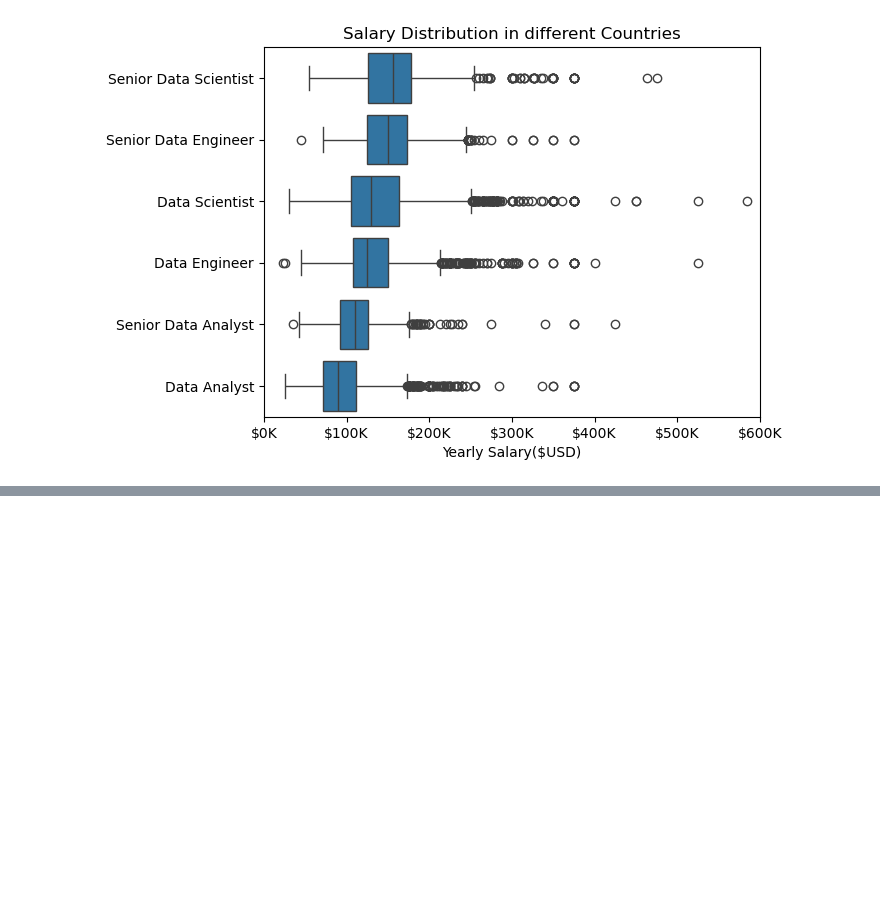
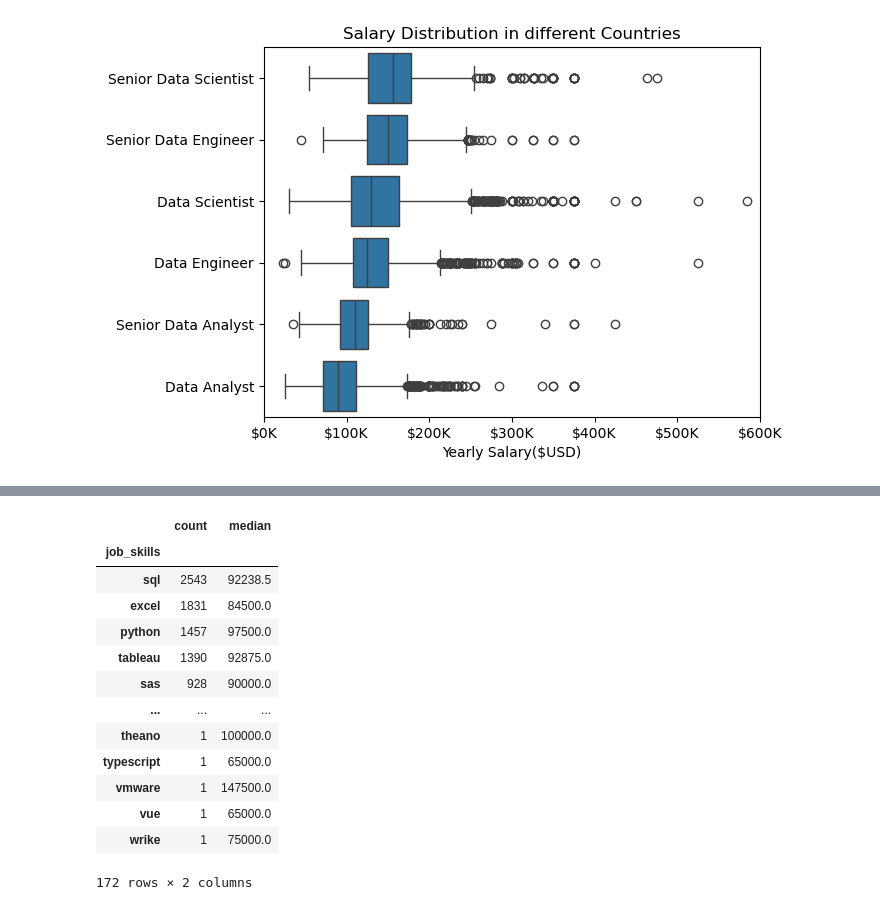
Before and after one commit to Schless18/Python_DP, a Jupyter notebook: 3_Project/4_Salary_analysis.ipynb, the cells around one changed output, grey strips where cells are left out. Drawn from its saved outputs; the diff is of its cells as text; code cells hidden in the pictures; blank space fills up the shorter version.

```diff
--- a/3_Project/4_Salary_analysis.ipynb
+++ b/3_Project/4_Salary_analysis.ipynb
@@ -51,0 +83,19 @@ plt.show() #Removes "MatplotlibDeprecationWarning: The 'labels' parameter of box
+# %%
+df_DA_skills = df_DA.groupby('job_skills')['salary_year_avg'].agg(['count', 'median']).sort_values(by='count', ascending=False)
+df_DA_skills = df_DA_skills.head(10).sort_values(by='median', ascending=False)
+df_DA_skills
+# %% [output]
+|  | count | median |
+| job_skills |  |  |
+| sql | 2543 | 92238.5 |
+| excel | 1831 | 84500.0 |
+| python | 1457 | 97500.0 |
+| tableau | 1390 | 92875.0 |
+| sas | 928 | 90000.0 |
+| ... | ... | ... |
+| theano | 1 | 100000.0 |
+| typescript | 1 | 65000.0 |
+| vmware | 1 | 147500.0 |
+| vue | 1 | 65000.0 |
+| wrike | 1 | 75000.0 |
+172 rows × 2 columns
```
Also changed, not shown: parts of 5 cells of this notebook, 2 other files.
